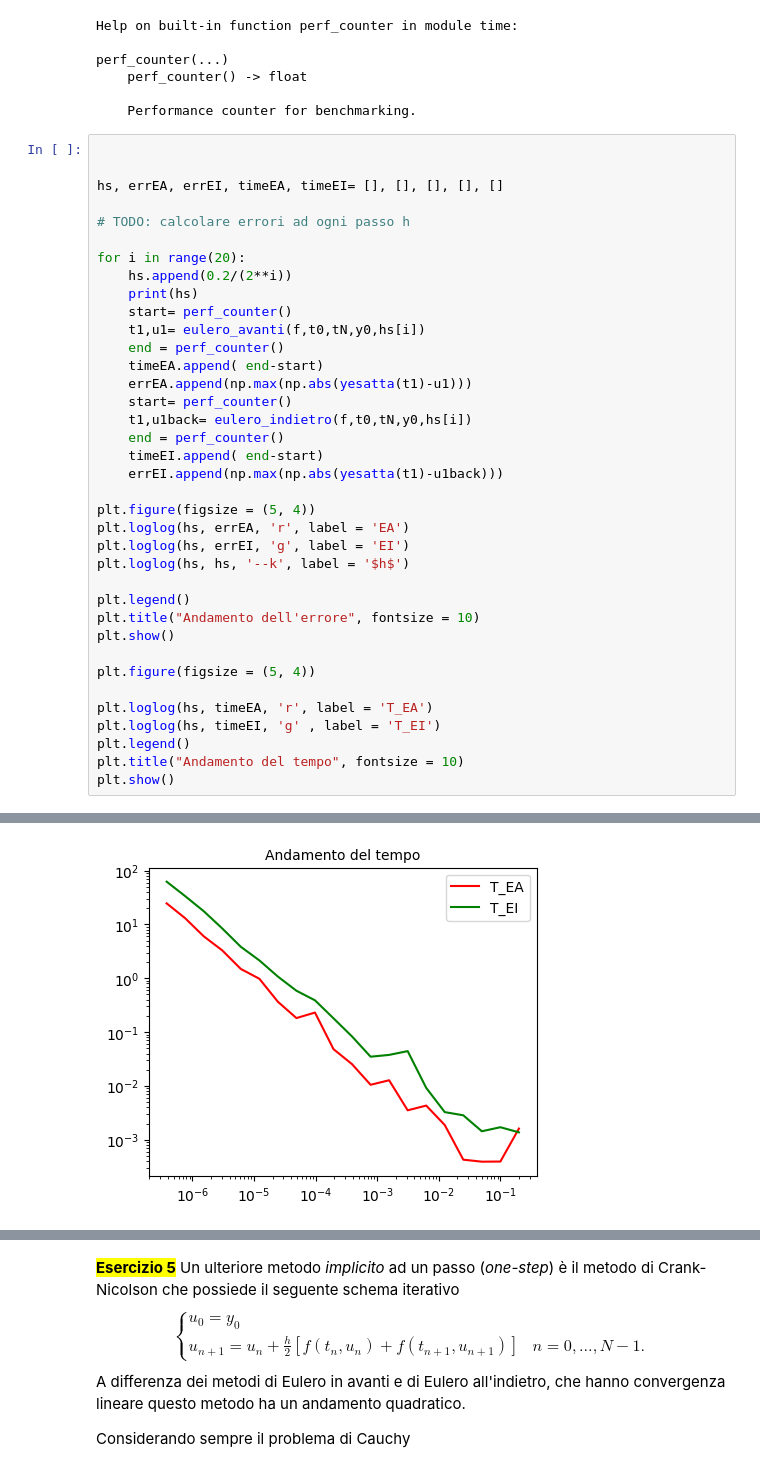
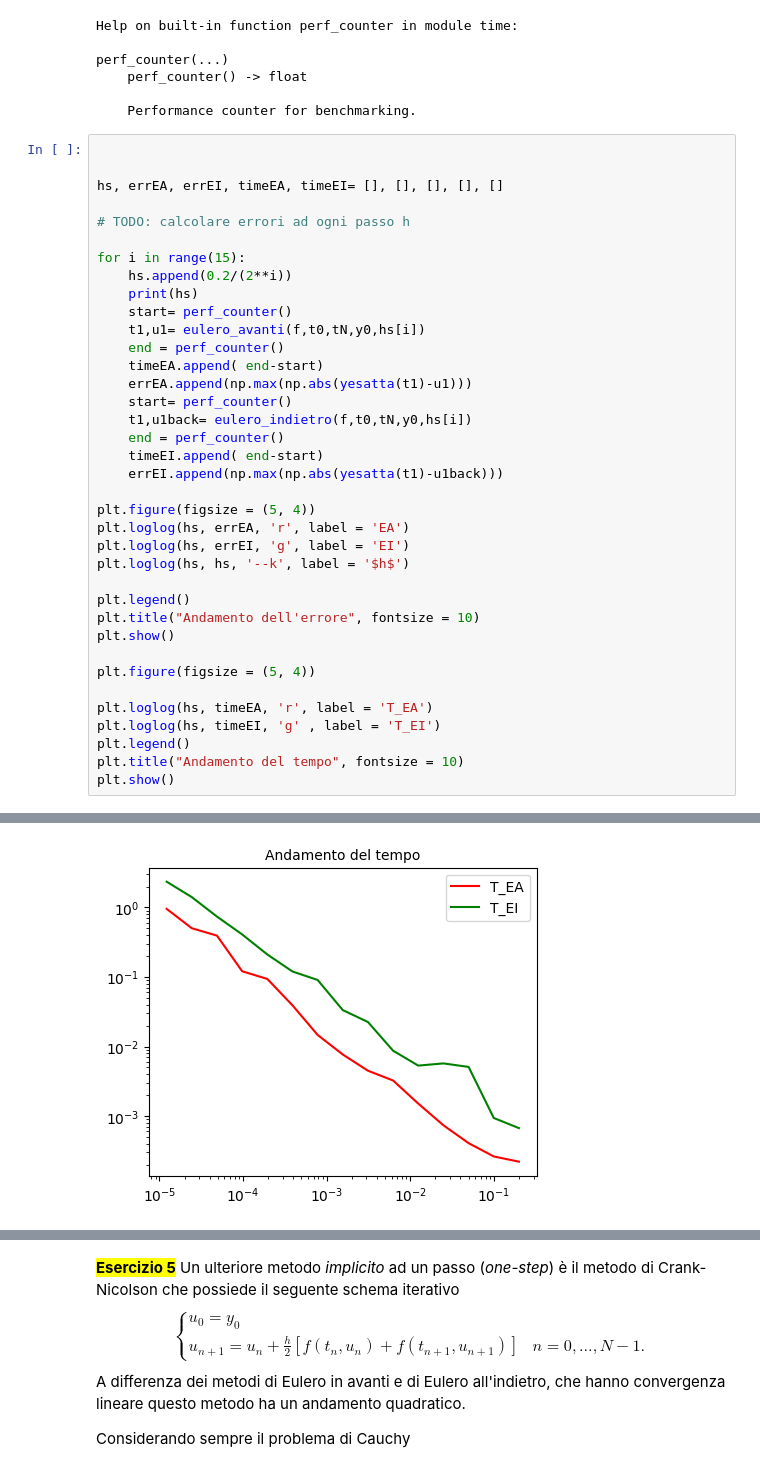
Before and after one commit to Tullio4l/mani_env, a Jupyter notebook: lab7/ode_part_1_template (1).ipynb, the cells around one changed output, grey strips where cells are left out. Drawn from its saved outputs; the diff is of its cells as text.

```diff
--- a/lab7/ode_part_1_template (1).ipynb
+++ b/lab7/ode_part_1_template (1).ipynb
@@ -346,7 +346,7 @@ hs, errEA, errEI, timeEA, timeEI= [], [], [], [], []
 
 # TODO: calcolare errori ad ogni passo h
 
-for i in range(20):
+for i in range(15):
     hs.append(0.2/(2**i))
     print(hs)
     start= perf_counter()
@@ -401,4 +396,4 @@ plt.show()
-[figure, old version]
+[figure, new version]
 # %%
 
 
```
Also changed, not shown: parts of 4 cells of this notebook, 1 other file.
